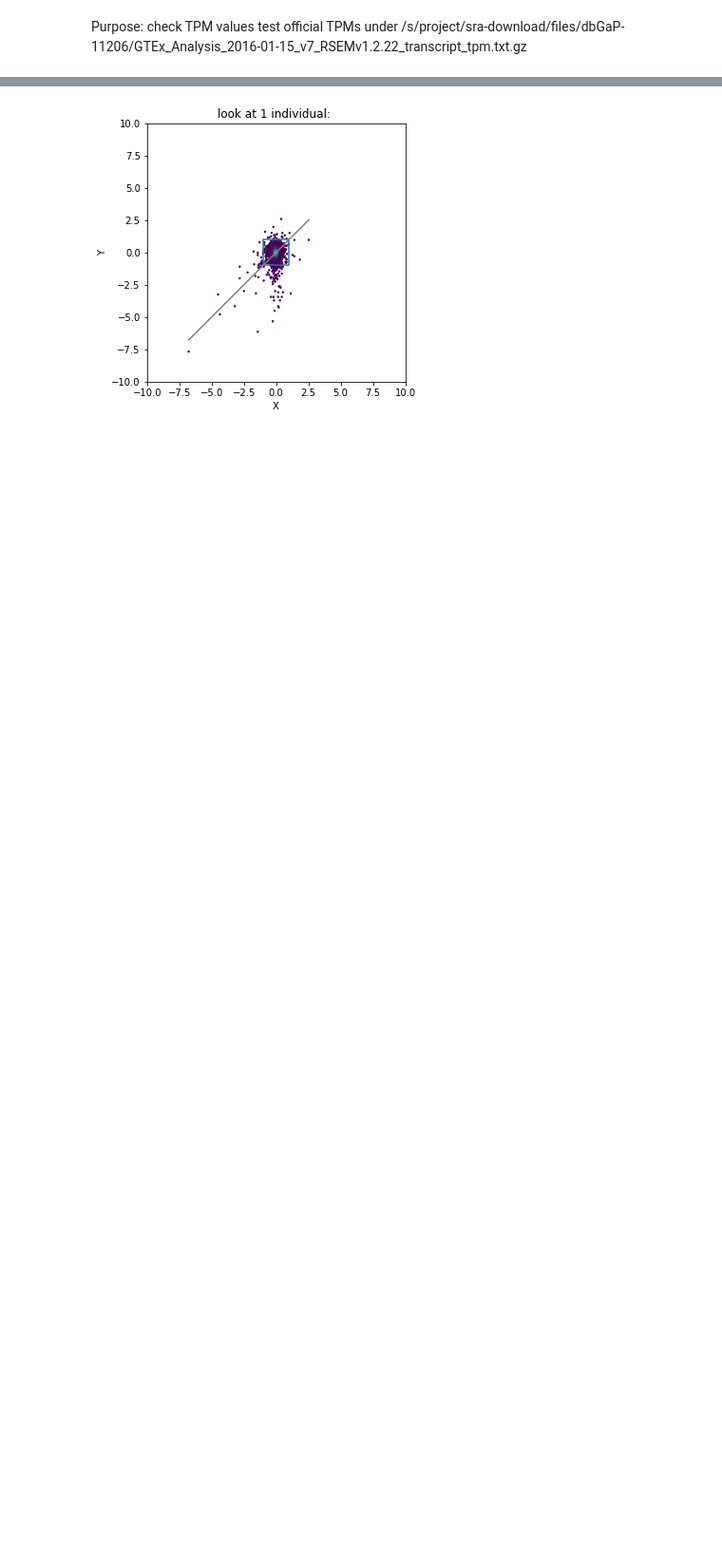
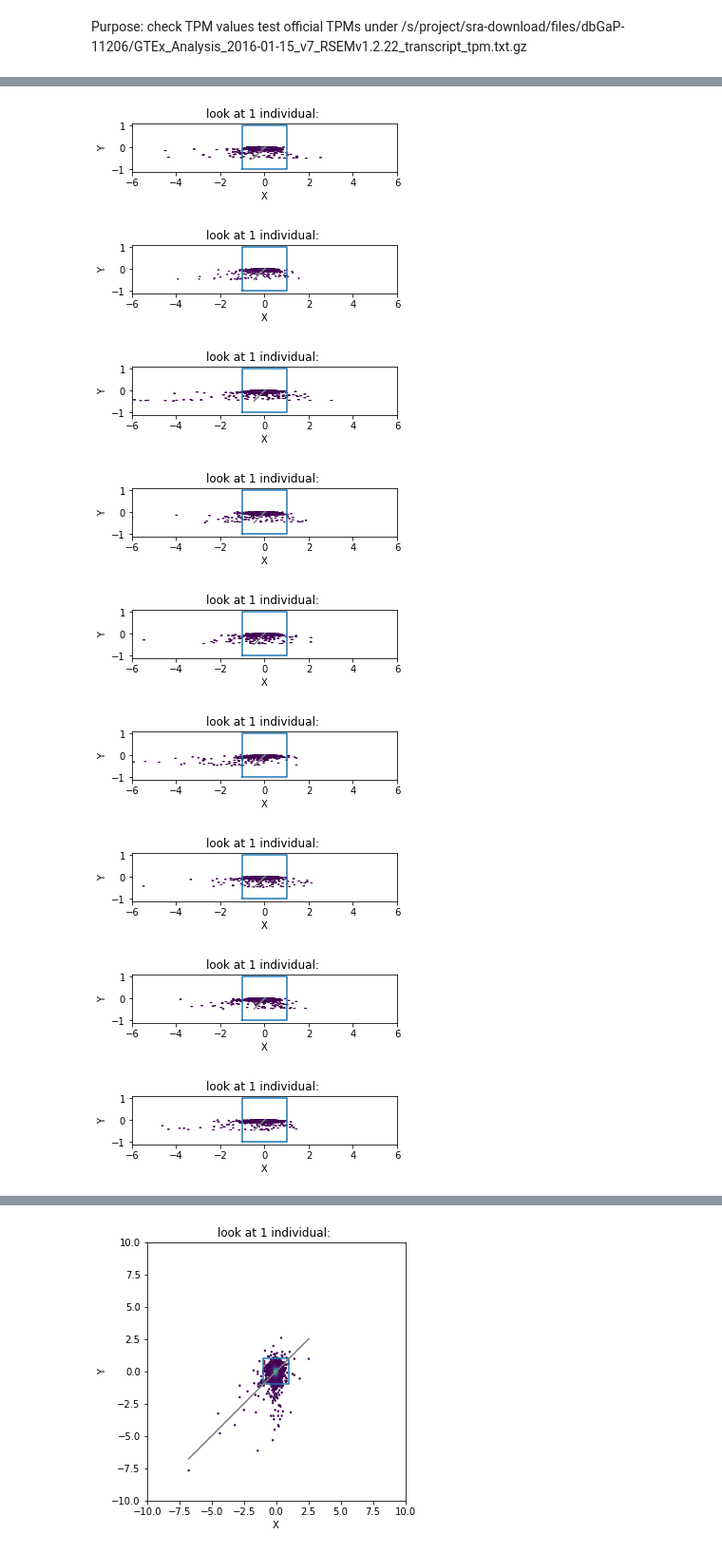
Before and after one commit to gagneurlab/rep, a Jupyter notebook: scripts/003_gtex_OUTRIDER_predict.ipynb, the cells around one changed output, grey strips where cells are left out. Shown: that part at 95% size. Cells and saved outputs as stored; diff of their text form; code cells hidden in the pictures; blank space fills up the shorter version.

```diff
--- a/scripts/003_gtex_OUTRIDER_predict.ipynb
+++ b/scripts/003_gtex_OUTRIDER_predict.ipynb
@@ -205,18 +127,3 @@ model.compile(loss = tf.losses.huber_loss, optimizer = k.optimizers.Adam(lr=0.00
-# %%
-n_features = Xtrain.n_vars
-import tensorflow as tf
-
-in_l2fc = k.layers.Input(shape=(n_features, ))
-in_cdf = k.layers.Input(shape=(n_features, ))
-
-k.layers.concatenate
-
-k.layers.Dense(units = 100, input_shape=[n_features,], activation='relu'),
-#     k.layers.Dropout(rate=0.3),
-    k.layers.Dense(units = n_features, activation="linear"),
-])
-
-model.compile(loss = "sparse_categorical_crossentropy", optimizer = k.optimizers.Adam(lr=0.01))
 # %%
 model.summary()
 # %% [output]
@@ -233,15 +140,15 @@ Non-trainable params: 0
 _________________________________________________________________
 # %%
 model.fit(
-    np.clip(scispecial.logit(train_cdf.x.X), -10, 10),
-    np.clip(scispecial.logit(train_cdf.y.X), -10, 10),
+    Xtrain.X,
+    Ytrain.X,
     validation_split=0.2,
-    epochs = 1000,
+    epochs = 100,
     batch_size = 500,
     callbacks=[
         k.callbacks.EarlyStopping(
-           patience=20,
-           restore_best_weights=True
+            patience=20,
+            restore_best_weights=True
         ),
     ],
 )
@@ -267,27 +173,49 @@ KeyboardInterrupt:
+# %%
+Ypred = model.predict(Xtest.X)
 # %%
+
+
 def plotIndiv(Xindiv, Yindiv, sizeFixed=True):
     ax=plt.gca()
 
     ax.set_aspect("equal")
     ax.figure.set_size_inches(5, 5)
 
     if sizeFixed:
         ax.set_xlim([-6,6])
 
     ax.plot((-1, -1, 1, 1, -1),(-1, 1, 1, -1, -1))
-    ax.scatter(Xindiv, Yindiv)
+    ax.hexbin(Xindiv, Yindiv, mincnt=1)
     plt.xlabel('X')
     plt.ylabel('Y')
     plt.title("look at 1 individual: ")
 
     diagVals=(
         max(
             min(Xindiv), min(Yindiv)
         ),
         min(
             max(Xindiv), max(Yindiv)
         )
     )
 
     ax.plot(diagVals, diagVals, color="grey")
     plt.show()
+
+
+ids = np.asarray(Ytest.obs.reset_index().set_index("individual")[:10]["index"])
+
+for id in range(10):
+    y_obs = Ytest[id]
+    y_hat = Ypred[id]
+    plotIndiv(y_obs.X, y_hat)
+# %% [output]
+[figure, added]
+[figure, added]
+[figure, added]
+[figure, added]
+[figure, added]
+[figure, added]
+[figure, added]
+[figure, added]
+[figure, added]
```
Also changed, not shown: parts of 23 cells of this notebook, 3 other files.
